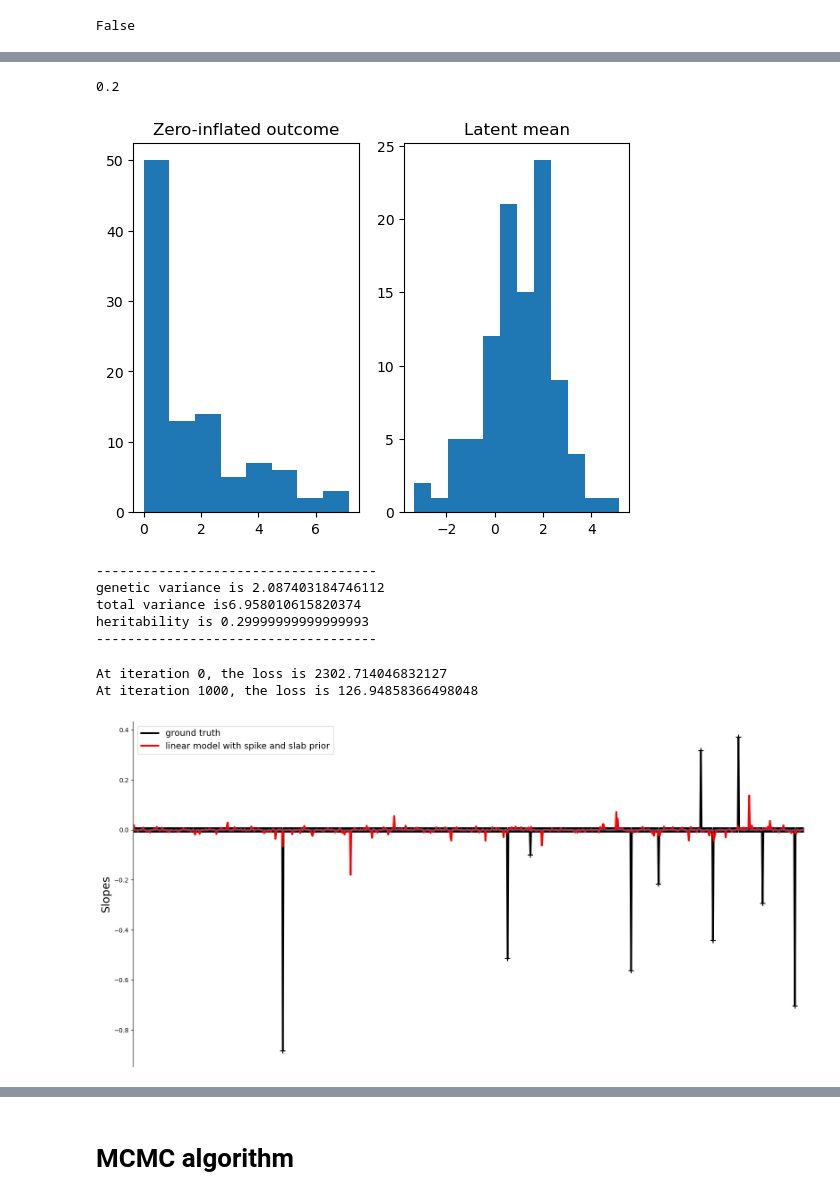
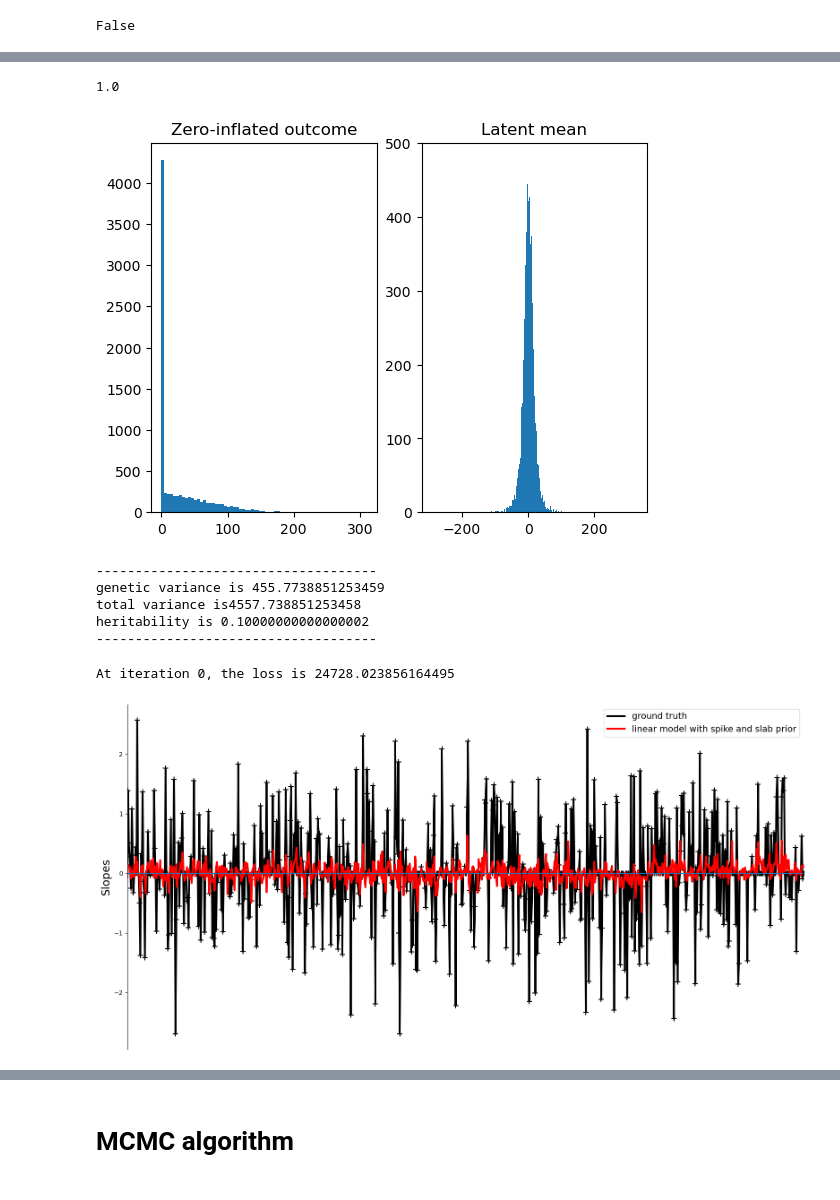
Before and after one commit to junting-ren/ZIV, a Jupyter notebook: notebooks/pytorch_fast_slab_spike.ipynb, the cells around one changed output, grey strips where cells are left out. Drawn from its saved outputs; the diff is of its cells as text; code cells hidden in the pictures.

Commit message:
Update pytorch_fast_slab_spike.ipynb
Simulation update for ABCD image data

```diff
--- a/notebooks/pytorch_fast_slab_spike.ipynb
+++ b/notebooks/pytorch_fast_slab_spike.ipynb
@@ -74,11 +71,13 @@ ABCD_sub.shape
 # %%
-real_data_index = False
-max_n_p = False
-n = 100
-p = 1000
-p_causal = 10
-batch_size = 20
-tobit = True
+real_data_index = True
+max_n_p = True
+# n = 1000
+# p = 200
+n = ABCD_sub.shape[0]
+p = ABCD_sub.shape[1]
+p_causal = int(p*0.5)
+#p_causal = int(n*0.1)
+batch_size = n
 r_batch = batch_size/n
 device = 'cpu'
 if real_data_index:
@@ -99,58 +98,58 @@ else:
     Xs = None
 print(r_batch)
 # %% [output]
-0.2
+1.0
 # %%
 rho = 0.6
 var = 1
 n_matrix = 1
-h = 0.3
+h = 0.1
 beta_bias = 1
 sim_class = data_sim.sim_tobit_data(n = n, p = p, p_causal = p_causal, rho = rho, var = var, n_matrix = n_matrix,h = h, bias = beta_bias, Xs = Xs, scale_lambda =None)
 z, X, Xs, latent_mean, var_genetic, var_total, true_beta, y_star = sim_class.gen_data(seed = None)
 data_sim.show_sim(z, latent_mean, var_total)
-if tobit:
-    y_star = z
 # %% [output]
-[figure, old version]
+[figure, new version]
 ------------------------------------
-genetic variance is 2.087403184746112
-total variance is6.958010615820374
-heritability is 0.29999999999999993
+genetic variance is 455.7738851253459
+total variance is4557.738851253458
+heritability is 0.10000000000000002
 ------------------------------------
 # %%
 exact_lh = True
+tobit = True
+if tobit:
+    y_star = z
 sim_data = Sim_Dataset(X,y_star, device = device)
 sim_data_loader = DataLoader(sim_data, batch_size = batch_size)
-model = linear_slab_spike(p = p, n_total = n, init_pi_local = 0.5, init_pi_global = 0.1, init_beta_var =0.1, init_noise_var = 1,
+model = linear_slab_spike(p = p, n_total = n, init_pi_local_max = 1.0, init_pi_local_min = 0.0,init_pi_global = 0.5, init_beta_var =1, init_noise_var = 1,
                          gumbel_softmax_temp = 1, gumbel_softmax_hard = False,
-                          a1= 0.1, a2=1, init_a3= 0.1, init_a4 = 0.1,
-                          b1 = 0.1, b2 = 0.1, init_b3 = 1.1, init_b4 = 1.1, n_E = 1
+                          a1= 0.1, a2=0.1, init_a3= 1.1, init_a4 = 1.1,
+                          b1 = 1.1, b2 = 1.1, init_b3 = 10.0, init_b4 = 0.1, n_E = 1
                           , prior_sparsity = True, prior_sparsity_beta = False,exact_lh = exact_lh,tobit = tobit, device = device
                          ).double().to(device)
 optimizer = torch.optim.Adam(
     [{'params': model.beta_mu},
      {'params': model.beta_log_var},
-     {'params': model.logit_pi_local, 'lr': 0.01},
+     {'params': model.logit_pi_local},
      {'params': model.log_a3},
      {'params': model.log_a4},
-     {'params': model.log_b3},
+     {'params': model.b3},
      {'params': model.log_b4},
      {'params': model.bias},
-     {'params': model.logit_pi_global, 'lr':0.01},
+     {'params': model.logit_pi_global},
      {'params': model.beta_log_var_prior},
      {'params': model.log_var_noise},
     ],
-    lr = 0.01)
+    lr = 0.05)
 # %%
-lr_scheduler = torch.optim.lr_scheduler.ExponentialLR(optimizer=optimizer, gamma=0.99)
+lr_scheduler = torch.optim.lr_scheduler.ExponentialLR(optimizer=optimizer, gamma=0.8)
 t = 100 #number of moving averages
-patience = 200# patience
+patience = 100# patience
 _, result_dict = train_and_infer(model = model, optimizer = optimizer, sim_data_loader = sim_data_loader, lr_scheduler = lr_scheduler, t = t, patience = patience,X = X, plot = True, true_beta = true_beta, verbose = True)
 # %% [output]
-At iteration 0, the loss is 2302.714046832127
-At iteration 1000, the loss is 126.94858366498048
+At iteration 0, the loss is 24728.023856164495
-[figure, old version]
+[figure, new version]
 # %%
 result_dict
 # %% [output]
```
Also changed, not shown: parts of 25 cells of this notebook.
